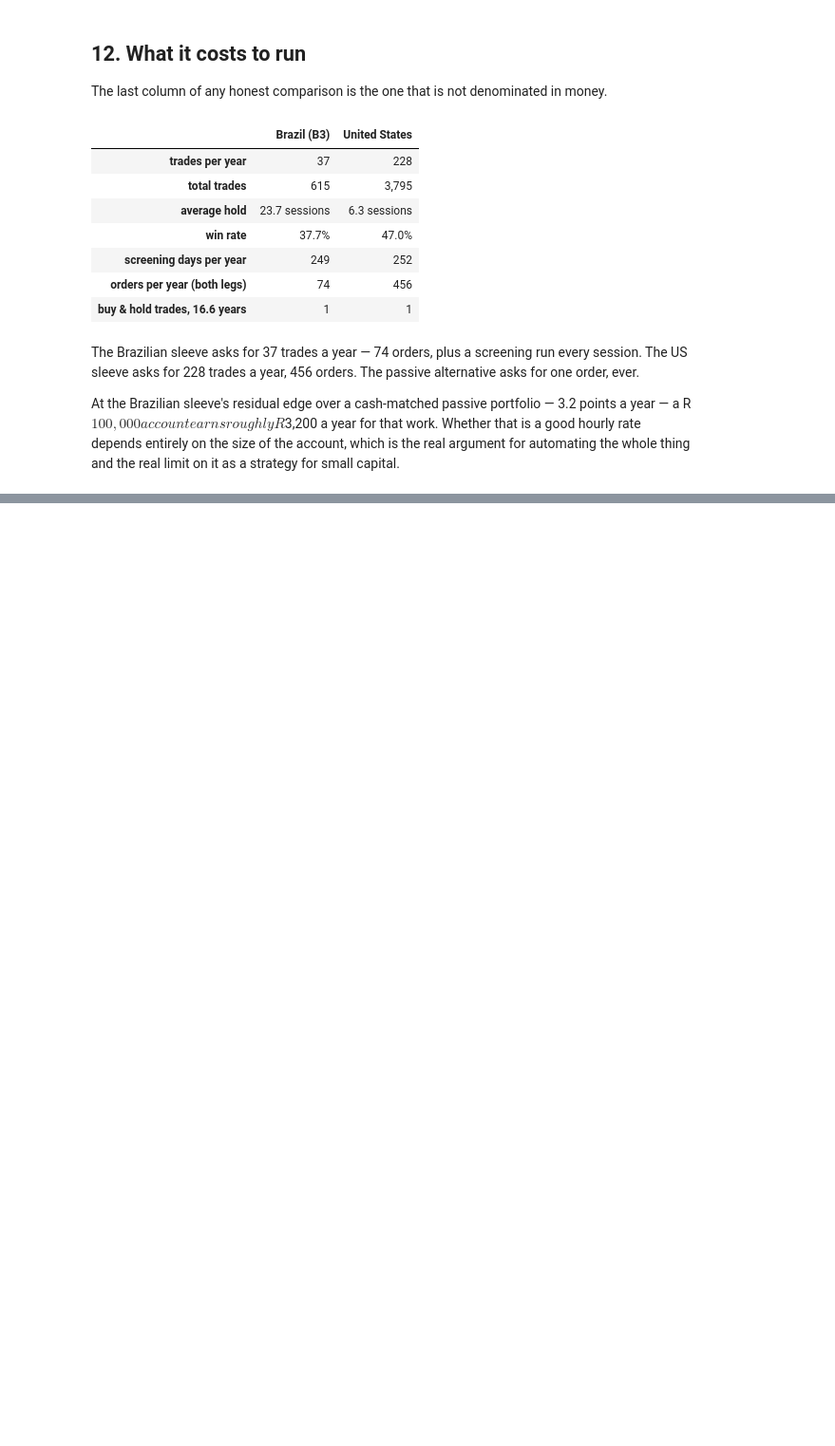
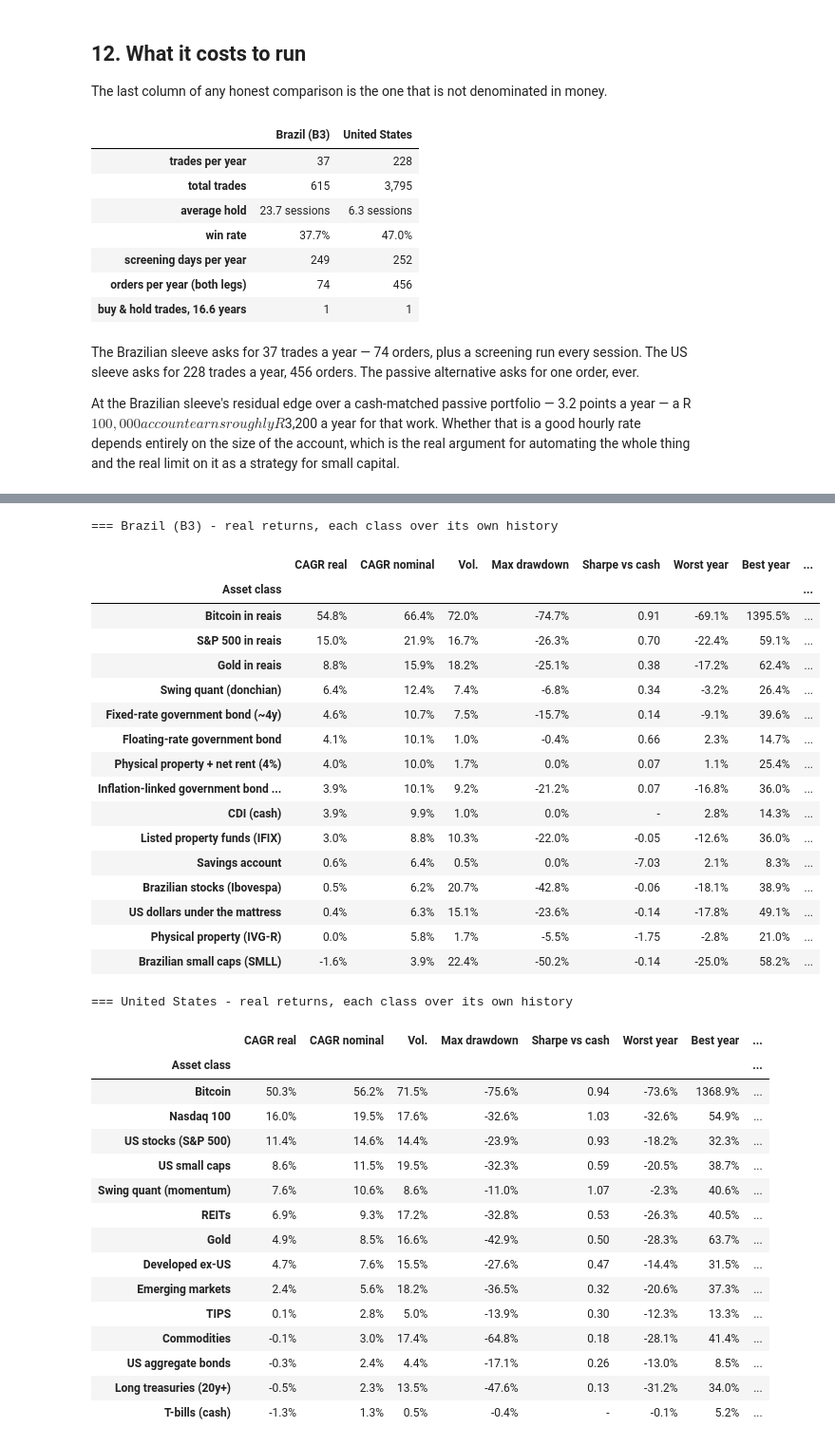
Before and after one commit to jeffev/swing-quant, a Jupyter notebook: notebooks/swing_vs_investing.ipynb, the cells around one changed output, grey strips where cells are left out. Shown at 95% size. Cells and saved outputs as stored; diff of their text form; code cells hidden in the pictures; blank space fills up the shorter version.

```diff
--- a/notebooks/swing_vs_investing.ipynb
+++ b/notebooks/swing_vs_investing.ipynb
@@ -862,0 +886,52 @@ automating the whole thing and the real limit on it as a strategy for small capi
+# %%
+import asset_classes as A
+
+CLASSES, INFL, CLASS_TABLES, WINDOWS = {}, {}, {}, {}
+for m, s in STUDIES.items():
+    curves = A.load_classes(m)
+    if m == "b3":  # the IVG-R is price-only; rent is the other half of owning a flat
+        curves["imoveis_income"] = A.with_income(curves["imoveis"], A.NET_RENTAL_YIELD, "")
+    curves["swing"] = A.swing_as_class(s.swing, m, f"Swing quant ({', '.join(s.md.strategies)})")
+    CLASSES[m], INFL[m] = curves, A.load_inflation(m)
+    CLASS_TABLES[m] = A.stats_table(curves, INFL[m], A.CASH_KEY[m])
+    WINDOWS[m] = A.common_window(curves)
+
+for m in STUDIES:
+    print(f"\n=== {S.MARKET_LABEL[m]} - real returns, each class over its own history")
+    display(A.fmt_stats(CLASS_TABLES[m]))
+# %% [output]
+=== Brazil (B3) - real returns, each class over its own history
+|  | CAGR real | CAGR nominal | Vol. | Max drawdown | Sharpe vs cash | Worst year | Best year | ... |
+| Asset class |  |  |  |  |  |  |  | ... |
+| Bitcoin in reais | 54.8% | 66.4% | 72.0% | -74.7% | 0.91 | -69.1% | 1395.5% | ... |
+| S&P 500 in reais | 15.0% | 21.9% | 16.7% | -26.3% | 0.70 | -22.4% | 59.1% | ... |
+| Gold in reais | 8.8% | 15.9% | 18.2% | -25.1% | 0.38 | -17.2% | 62.4% | ... |
+| Swing quant (donchian) | 6.4% | 12.4% | 7.4% | -6.8% | 0.34 | -3.2% | 26.4% | ... |
+| Fixed-rate government bond (~4y) | 4.6% | 10.7% | 7.5% | -15.7% | 0.14 | -9.1% | 39.6% | ... |
+| Floating-rate government bond | 4.1% | 10.1% | 1.0% | -0.4% | 0.66 | 2.3% | 14.7% | ... |
+| Physical property + net rent (4%) | 4.0% | 10.0% | 1.7% | 0.0% | 0.07 | 1.1% | 25.4% | ... |
+| Inflation-linked government bond ... | 3.9% | 10.1% | 9.2% | -21.2% | 0.07 | -16.8% | 36.0% | ... |
+| CDI (cash) | 3.9% | 9.9% | 1.0% | 0.0% | - | 2.8% | 14.3% | ... |
+| Listed property funds (IFIX) | 3.0% | 8.8% | 10.3% | -22.0% | -0.05 | -12.6% | 36.0% | ... |
+| Savings account | 0.6% | 6.4% | 0.5% | 0.0% | -7.03 | 2.1% | 8.3% | ... |
+| Brazilian stocks (Ibovespa) | 0.5% | 6.2% | 20.7% | -42.8% | -0.06 | -18.1% | 38.9% | ... |
+| US dollars under the mattress | 0.4% | 6.3% | 15.1% | -23.6% | -0.14 | -17.8% | 49.1% | ... |
+| Physical property (IVG-R) | 0.0% | 5.8% | 1.7% | -5.5% | -1.75 | -2.8% | 21.0% | ... |
+| Brazilian small caps (SMLL) | -1.6% | 3.9% | 22.4% | -50.2% | -0.14 | -25.0% | 58.2% | ... |
+=== United States - real returns, each class over its own history
+|  | CAGR real | CAGR nominal | Vol. | Max drawdown | Sharpe vs cash | Worst year | Best year | ... |
+| Asset class |  |  |  |  |  |  |  | ... |
+| Bitcoin | 50.3% | 56.2% | 71.5% | -75.6% | 0.94 | -73.6% | 1368.9% | ... |
+| Nasdaq 100 | 16.0% | 19.5% | 17.6% | -32.6% | 1.03 | -32.6% | 54.9% | ... |
+| US stocks (S&P 500) | 11.4% | 14.6% | 14.4% | -23.9% | 0.93 | -18.2% | 32.3% | ... |
+| US small caps | 8.6% | 11.5% | 19.5% | -32.3% | 0.59 | -20.5% | 38.7% | ... |
+| Swing quant (momentum) | 7.6% | 10.6% | 8.6% | -11.0% | 1.07 | -2.3% | 40.6% | ... |
+| REITs | 6.9% | 9.3% | 17.2% | -32.8% | 0.53 | -26.3% | 40.5% | ... |
+| Gold | 4.9% | 8.5% | 16.6% | -42.9% | 0.50 | -28.3% | 63.7% | ... |
+| Developed ex-US | 4.7% | 7.6% | 15.5% | -27.6% | 0.47 | -14.4% | 31.5% | ... |
+| Emerging markets | 2.4% | 5.6% | 18.2% | -36.5% | 0.32 | -20.6% | 37.3% | ... |
+| TIPS | 0.1% | 2.8% | 5.0% | -13.9% | 0.30 | -12.3% | 13.3% | ... |
+| Commodities | -0.1% | 3.0% | 17.4% | -64.8% | 0.18 | -28.1% | 41.4% | ... |
+| US aggregate bonds | -0.3% | 2.4% | 4.4% | -17.1% | 0.26 | -13.0% | 8.5% | ... |
+| Long treasuries (20y+) | -0.5% | 2.3% | 13.5% | -47.6% | 0.13 | -31.2% | 34.0% | ... |
+| T-bills (cash) | -1.3% | 1.3% | 0.5% | -0.4% | - | -0.1% | 5.2% | ... |
```
Also changed, not shown: parts of 15 cells of this notebook, 4 other files.
